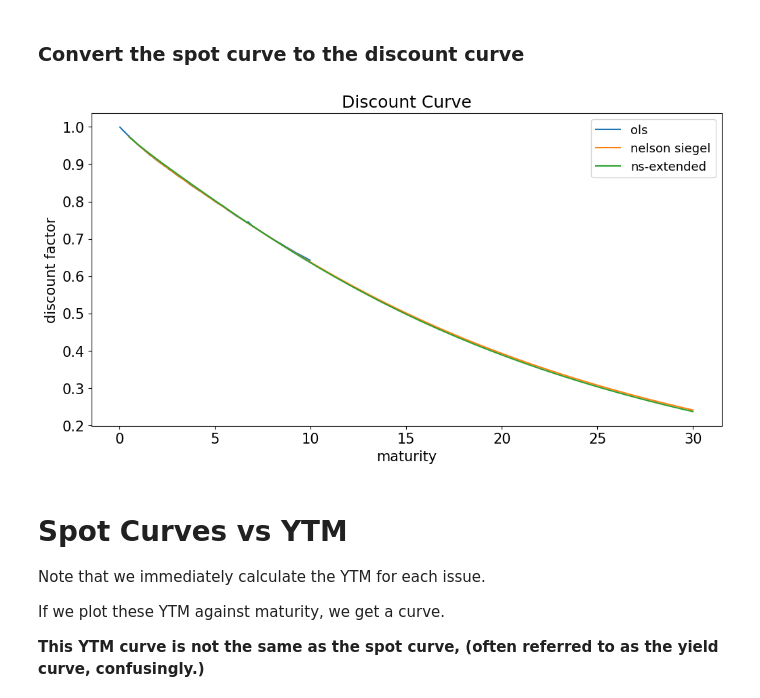
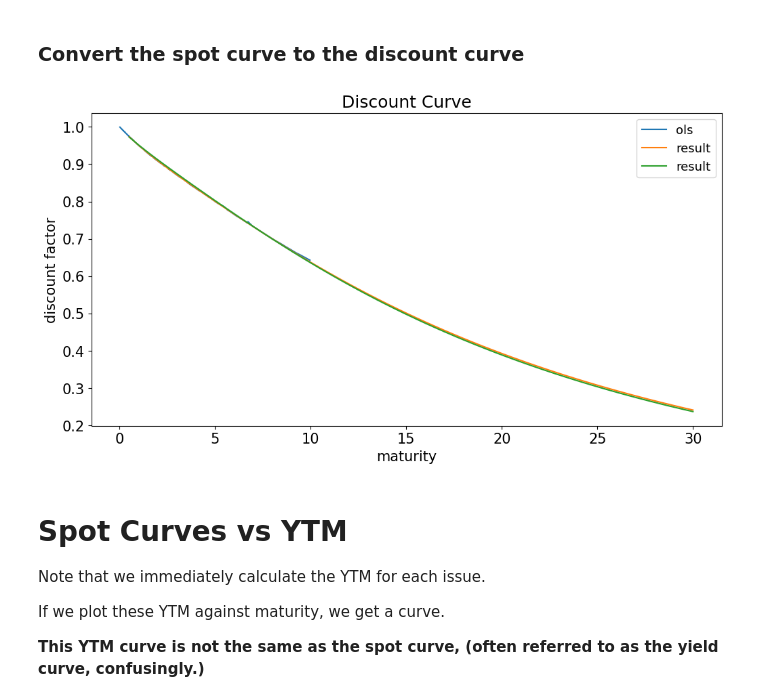
Before and after one commit to Scheffer888/finm-fixedincome-2025, a Jupyter notebook: discussions/W.1. Spot Curve and Discount Rates.ipynb, the cells around one changed output. Saved outputs shown, nothing was run; the diff lists cells and outputs as text; code cells hidden in the pictures.

```diff
--- a/discussions/W.1. Spot Curve and Discount Rates.ipynb
+++ b/discussions/W.1. Spot Curve and Discount Rates.ipynb
@@ -214,8 +238,8 @@ Filter dates to eliminate...
 # %%
 rawdata.set_index('KYTREASNO',inplace=True)
 
-CF = calc_cashflows(rawdata)
-prices = metrics['price'][CF.index]
+CF = calc_treasury_cashflows(quote_data=rawdata)
+prices = treasuries['price'][CF.index]
 
 CFset = {'all dates, including negative YTM quotes':CF}
 display(CF)
@@ -497,13 +547,23 @@ The **parameter table** below shows these optimized choices.
 
 It shows this for Nelson-Siegel, as well as for an extended, 6-parameter, version of the model.
 # %%
-prices = metrics['price'][CF.index]
+prices = treasuries['price'][CF.index]
 
-x0 = np.ones(4)/10
-params_NS = estimate_rate_curve(nelson_siegel,CF,t_current,prices,x0)
+with warnings.catch_warnings():
+    warnings.simplefilter("ignore", RuntimeWarning)
+    x0 = np.ones(4)/10
+    params_NS = estimate_rate_curve(model_name='nelson_siegel',
+                                    cf=CF,
+                                    prices=prices,
+                                    date_curr=date_curr,
+                                    x0=x0)
 
-x0 = np.concatenate((params_NS,(1/10,1/10)))
-params_NSE = estimate_rate_curve(nelson_siegel_extended,CF,t_current,prices,x0=x0)
+    x0 = np.concatenate((params_NS,(1/10,1/10)))
+    params_NSE = estimate_rate_curve(model_name='nelson_siegel_extended',
+                                    cf=CF,
+                                    prices=prices,
+                                    date_curr=date_curr,
+                                    x0=x0)
 
 tab_params_ns = pd.DataFrame(data = params_NS, index=['theta 0', 'theta 1', 'theta 2', 'lambda_1'],columns=['Nelson-Siegel']).T
 tab_params_ns.loc[:,['theta_3', 'lambda_2']] = None
@@ -522,11 +582,12 @@ Note that the parameterized functional form allows us to model the curve
 # %%
 inc = .5
 
-maturity_list = get_maturity_delta(list(CFset.values())[-1].columns,t_current=t_current)
+maturity_list = get_maturity_delta(t_maturity=list(CFset.values())[-1].columns, date_curr=date_curr)
 maturity_grid = np.arange(inc,maturity_list.max()+.5,inc)
+
 curves = pd.DataFrame(index = maturity_grid)
-curves['nelson siegel'] = nelson_siegel(params_NS,maturity_grid)
-curves['ns-extended']= nelson_siegel_extended(params_NSE,maturity_grid)
+curves['nelson siegel'] = nelson_siegel(params=params_NS,maturity=maturity_grid)
+curves['ns-extended']= nelson_siegel_extended(params=params_NSE,maturity=maturity_grid)
 
 ax = curves_ols.plot(linestyle='-',marker='*')
 curves.plot(ax=ax, linestyle='-',marker='*', ylim=(.5*curves.min().min(),1.1*curves.max().max()*1.1))
@@ -544,13 +605,19 @@ plt.show()
 # %%
 ax = disc_ols.plot()
 
-zero_curve = intrate_to_discount(curves.loc[:,'nelson siegel'], maturity_grid, n_compound=None).to_frame()
-zero_curve['ns-extended'] = intrate_to_discount(curves.loc[:,'ns-extended'], maturity_grid, n_compound=None).to_frame()
+zero_curve_ns = convert_rate_to_discount(rate_or_discount=curves.loc[:,'nelson siegel'],
+                                      time_to_maturity=maturity_grid,
+                                      n_compound=None)
+
+zero_curve_nse = convert_rate_to_discount(rate_or_discount=curves.loc[:,'ns-extended'],
+                                      time_to_maturity=maturity_grid,
+                                      n_compound=None)
+zero_curve = pd.concat([zero_curve_ns,zero_curve_nse],axis=1)
 zero_curve.plot(ax=ax, title='Discount Curve', xlabel='maturity',ylabel='discount factor')
 
 plt.show()
 # %% [output]
-[figure, old version]
+[figure, new version]
 # %% [markdown]
 # Spot Curves vs YTM
 
```
Also changed, not shown: parts of 19 cells of this notebook.
